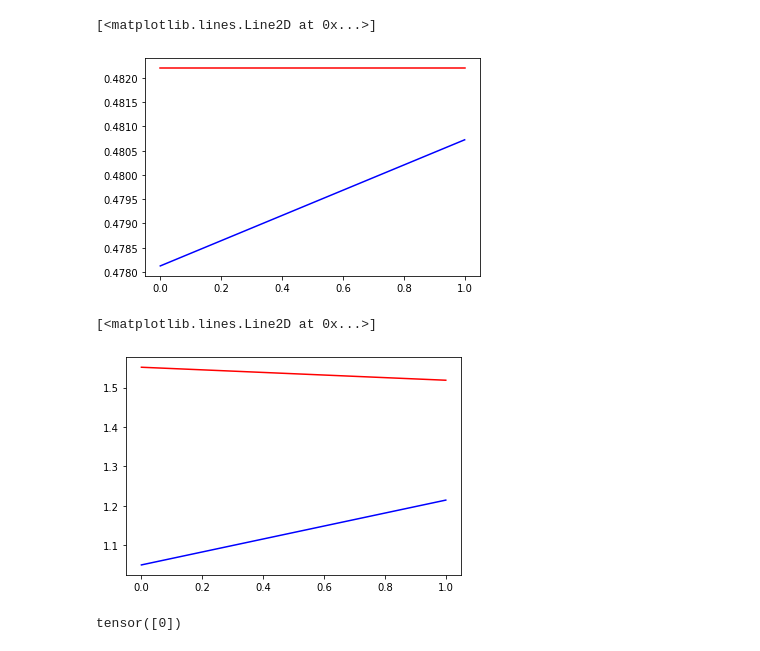
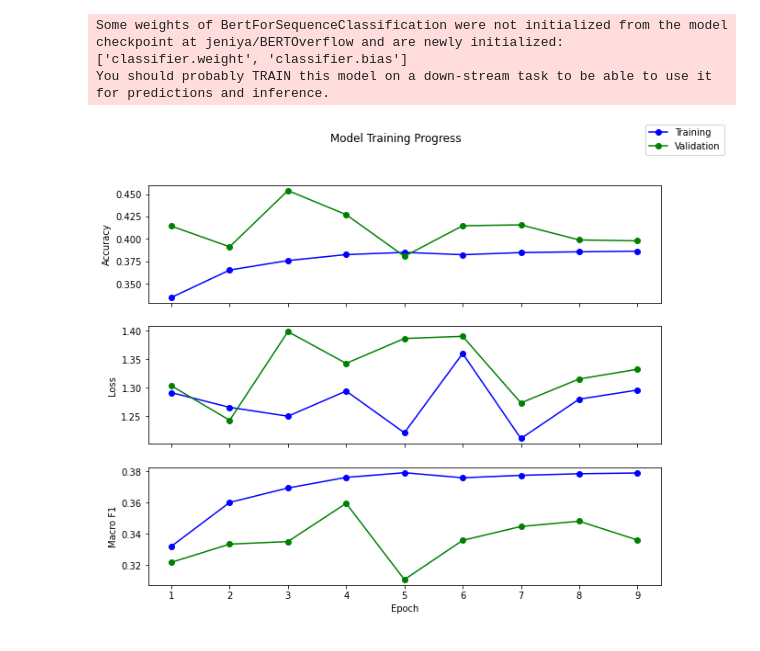
Before and after one commit to backtick-se/docks-master-thesis, a Jupyter notebook: notebooks/bertoverflow_on_cowait.ipynb, the cells around one changed output. Saved outputs shown, nothing was run; the diff lists cells and outputs as text; code cells hidden in the pictures.

Commit message:
some utils created to easily evaluate and predict with fine-tuned model

```diff
--- a/notebooks/bertoverflow_on_cowait.ipynb
+++ b/notebooks/bertoverflow_on_cowait.ipynb
@@ -35,28 +14,7 @@ vloss = [*map(lambda e: e['val_loss'].item(), metrics)]
-# %%
-plt.figure()
-plt.plot(taccs, 'b-')
-plt.plot(vaccs, 'r-')
-# %% [output]
-[<matplotlib.lines.Line2D at 0x...>]
-[figure, removed]
-# %%
-plt.figure()
-plt.plot(tloss, 'b-')
-plt.plot(vloss, 'r-')
-# %% [output]
-[<matplotlib.lines.Line2D at 0x...>]
-[figure, removed]
-# %%
-model.eval()
-
-def predict(text):
-    inputs = tokenizer(text, padding='max_length', truncation=True, return_tensors="pt")
-    outputs = model(**inputs)
-    logits = outputs.logits
-    preds = torch.argmax(logits, dim=-1)
-    return preds
-
-predict('this is a sentence')
-predict('will probably have the same output')
-# %% [output]
-tensor([0])
+# %%
+predict, plot_progress = load_trained(checkpoint, f'{root}/data/big_data/BOF_model_40k_balanced_1e-3_solid.pt')
+plot_progress()
+# %% [output]
+Some weights of BertForSequenceClassification were not initialized from the model checkpoint at jeniya/BERTOverflow and are newly initialized: ['classifier.weight', 'classifier.bias']
+You should probably TRAIN this model on a down-stream task to be able to use it for predictions and inference.
+[figure, added]
```
Also changed, not shown: parts of 9 cells of this notebook, 1 other file.
